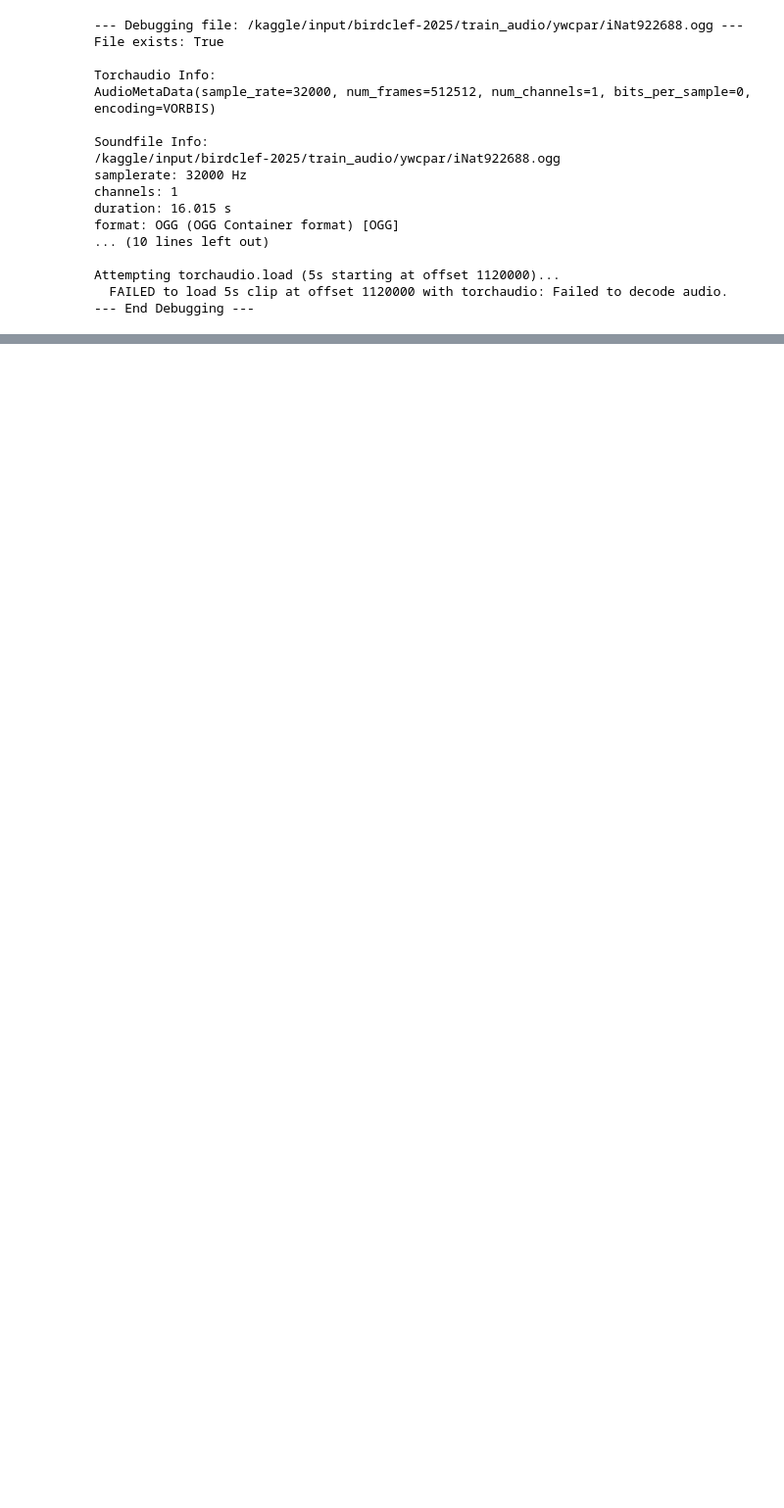
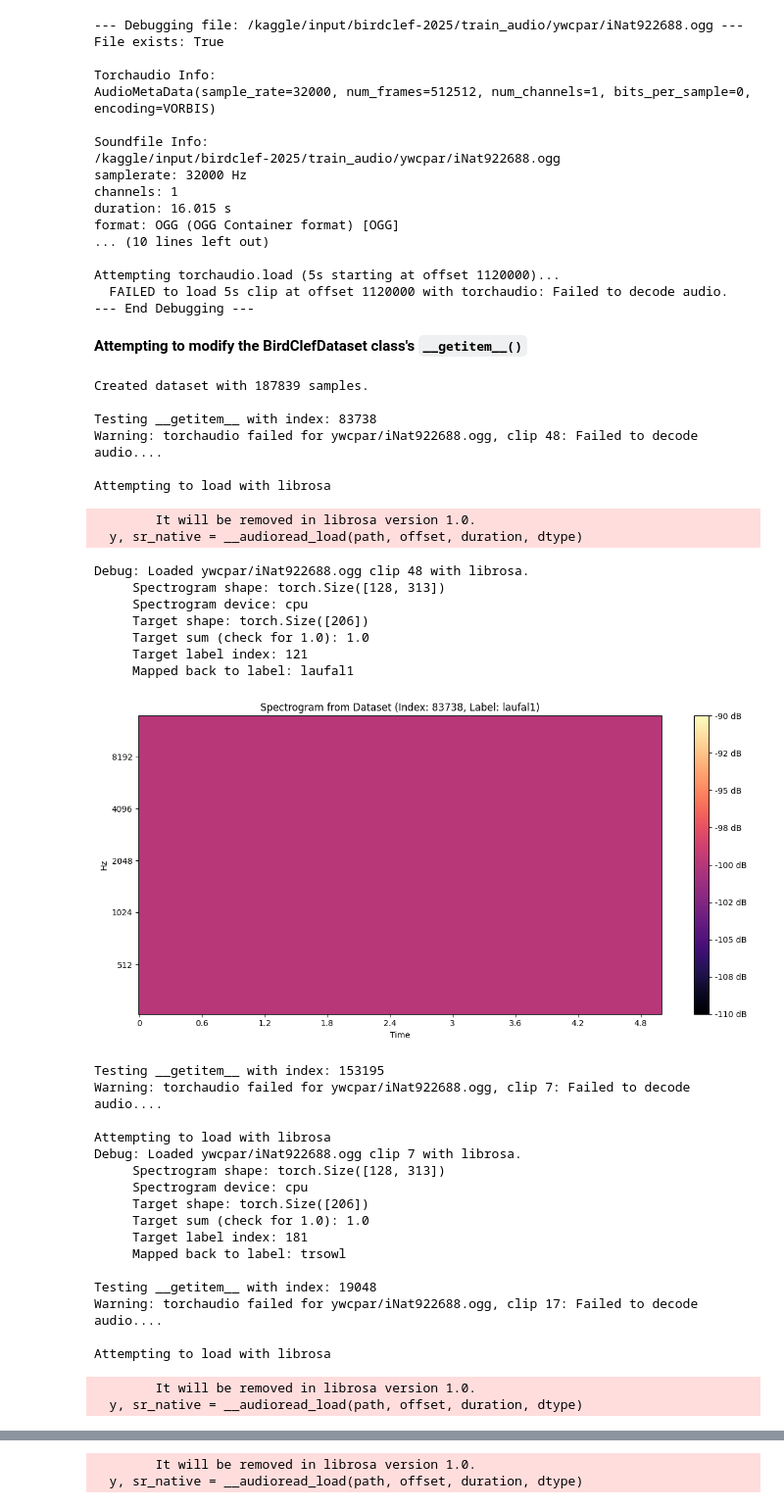
Before and after one commit to bachaudhry/kaggle_birdCLEF_25, a Jupyter notebook: 02-dataloaders+augmentations.ipynb, the cells around one changed output, grey strips where cells are left out. Shown: that part at 98% size. Saved outputs shown, nothing was run; the diff lists cells and outputs as text; code cells hidden in the pictures; blank space fills up the shorter version.

Commit message:
dataset class debugging check.

```diff
--- a/02-dataloaders+augmentations.ipynb
+++ b/02-dataloaders+augmentations.ipynb
@@ -618,3 +622,5 @@ format: OGG (OGG Container format) [OGG]
 Attempting torchaudio.load (5s starting at offset 1120000)...
   FAILED to load 5s clip at offset 1120000 with torchaudio: Failed to decode audio.
 --- End Debugging ---
+# %% [markdown]
+**Attempting to modify the BirdClefDataset class's `__getitem__()`**
@@ -620,0 +717,71 @@ Attempting torchaudio.load (5s starting at offset 1120000)...
+# %%
+# Rerunning
+# Testing the dataset class
+if cfg.TOTAL_CLIPS > 0:
+    bird_data = BirdClefDS(c_samples, cfg.TRAIN_AUDIO_PATH, cfg.N_CLASSES)
+
+    print(f"\nCreated dataset with {len(bird_data)} samples.")
+
+    # get a few items
+    n_test_items = 5
+    for i in range(n_test_items):
+        idx = random.randint(0, len(bird_data) - 1)
+        print(f"\nTesting __getitem__ with index: {idx}")
+        spec, tgt = bird_data[idx]
+
+        if spec is not None and tgt is not None:
+            print(f"     Spectrogram shape: {spec.shape}")
+            print(f"     Spectrogram device: {spec.device}")
+            print(f"     Target shape: {tgt.shape}")
+            print(f"     Target sum (check for 1.0): {tgt.sum()}")
+            lbl_idx = torch.argmax(tgt).item()
+            print(f"     Target label index: {lbl_idx}")
+            print(f"     Mapped back to label: {cfg.INT_2_LBL.get(lbl_idx, 'Unknown')}")
+            # Plot a test spectrogram
+            if i == 0:
+                plt.figure(figsize=(12, 6))
+                librosa.display.specshow(spec.cpu().numpy(), sr=cfg.SAMPLE_RATE,
+                                         hop_length=cfg.HOP_LENGTH,
+                                         x_axis='time', y_axis='mel',
+                                         fmin=cfg.FMIN, fmax=cfg.FMAX)
+                plt.colorbar(format='%+2.0f dB')
+                plt.title(f"Spectrogram from Dataset (Index: {idx}, Label: {cfg.INT_2_LBL.get(lbl_idx)})")
+                plt.tight_layout()
+                plt.show()
+        else: print(f"     Failed to retrieve item at index {idx}.")
+else: print(f"\nCannot create or test dataset because no clips were loaded / calculated.")
+# %% [output]
+Created dataset with 187839 samples.
+
+Testing __getitem__ with index: 83738
+Warning: torchaudio failed for ywcpar/iNat922688.ogg, clip 48: Failed to decode audio....
+
+Attempting to load with librosa
+        It will be removed in librosa version 1.0.
+  y, sr_native = __audioread_load(path, offset, duration, dtype)
+Debug: Loaded ywcpar/iNat922688.ogg clip 48 with librosa.
+     Spectrogram shape: torch.Size([128, 313])
+     Spectrogram device: cpu
+     Target shape: torch.Size([206])
+     Target sum (check for 1.0): 1.0
+     Target label index: 121
+     Mapped back to label: laufal1
+[figure, added]
+Testing __getitem__ with index: 153195
+Warning: torchaudio failed for ywcpar/iNat922688.ogg, clip 7: Failed to decode audio....
+
+Attempting to load with librosa
+Debug: Loaded ywcpar/iNat922688.ogg clip 7 with librosa.
+     Spectrogram shape: torch.Size([128, 313])
+     Spectrogram device: cpu
+     Target shape: torch.Size([206])
+     Target sum (check for 1.0): 1.0
+     Target label index: 181
+     Mapped back to label: trsowl
+
+Testing __getitem__ with index: 19048
+Warning: torchaudio failed for ywcpar/iNat922688.ogg, clip 17: Failed to decode audio....
+
+Attempting to load with librosa
+        It will be removed in librosa version 1.0.
+  y, sr_native = __audioread_load(path, offset, duration, dtype)
@@ -620,0 +805,2 @@ Attempting torchaudio.load (5s starting at offset 1120000)...
+        It will be removed in librosa version 1.0.
+  y, sr_native = __audioread_load(path, offset, duration, dtype)
```
Also changed, not shown: parts of 7 cells of this notebook.
